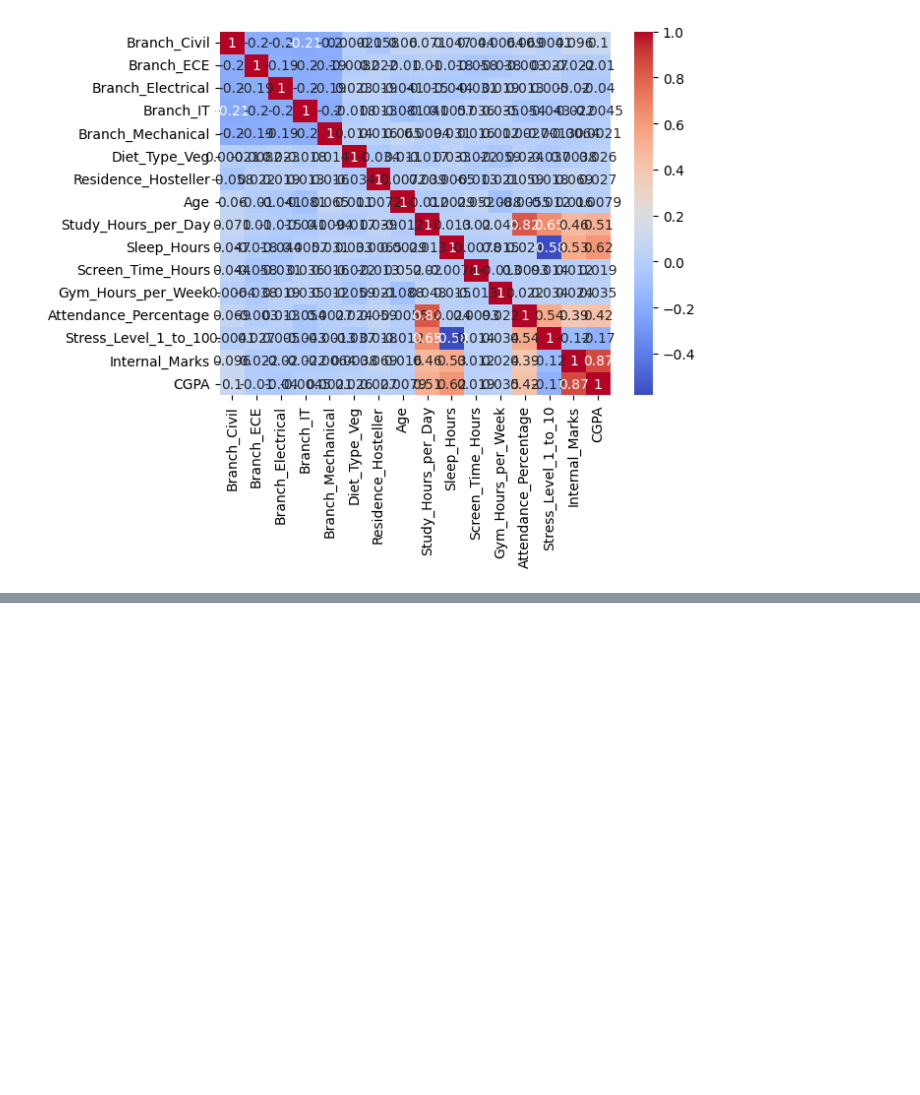
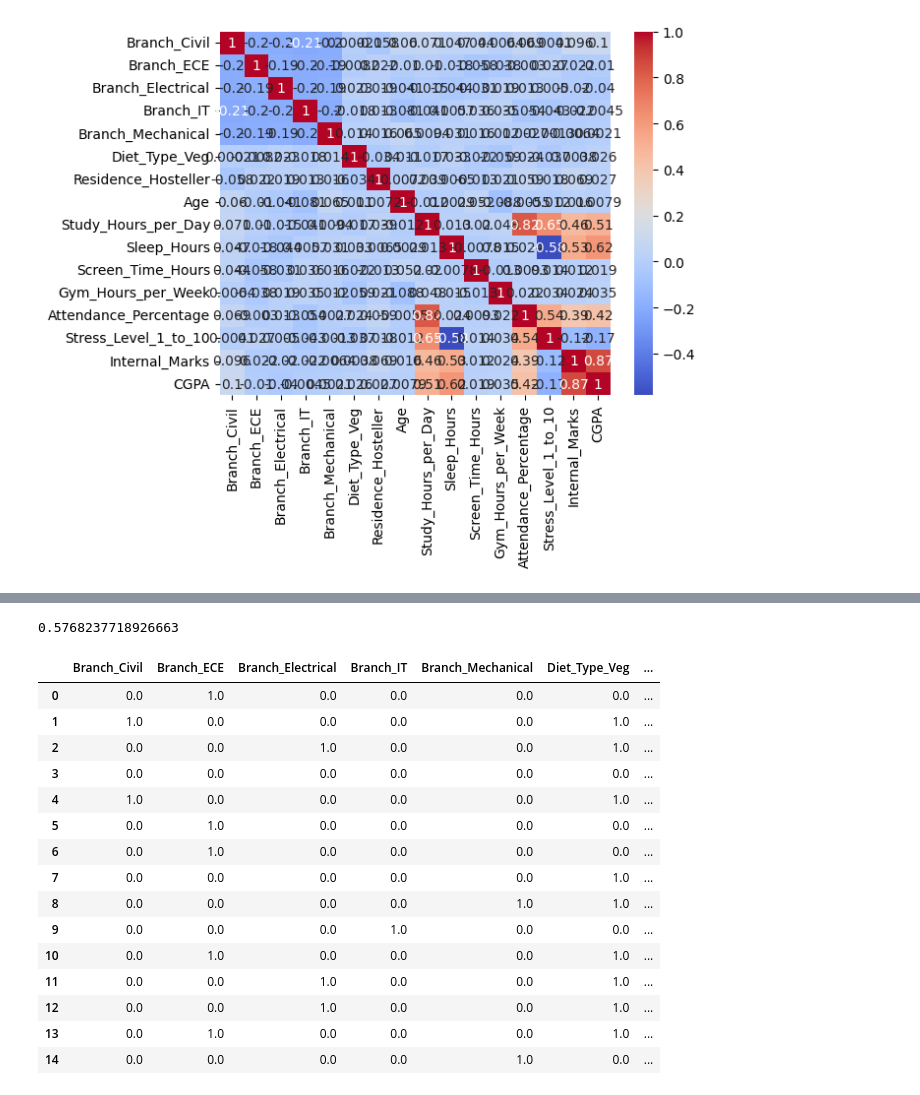
Before and after one commit to KevinUz05/2026A-Project-IA, a Jupyter notebook: linear_regression.ipynb, the cells around one changed output, grey strips where cells are left out. Saved outputs shown, nothing was run; the diff lists cells and outputs as text; code cells hidden in the pictures; blank space fills up the shorter version.

```diff
--- a/linear_regression.ipynb
+++ b/linear_regression.ipynb
@@ -156,0 +220,26 @@ sns.heatmap(df_encoded.corr(), annot=True, cmap="coolwarm")
+# %%
+model.score(X_test, y_test)
+#model.score(X_train, y_train)
+# %% [output]
+0.5768237718926663
+# %%
+df_encoded['prediction'] = model.predict(X)
+
+df_encoded.head(15)
+# %% [output]
+|  | Branch_Civil | Branch_ECE | Branch_Electrical | Branch_IT | Branch_Mechanical | Diet_Type_Veg | ... |
+| 0 | 0.0 | 1.0 | 0.0 | 0.0 | 0.0 | 0.0 | ... |
+| 1 | 1.0 | 0.0 | 0.0 | 0.0 | 0.0 | 1.0 | ... |
+| 2 | 0.0 | 0.0 | 1.0 | 0.0 | 0.0 | 1.0 | ... |
+| 3 | 0.0 | 0.0 | 0.0 | 0.0 | 0.0 | 0.0 | ... |
+| 4 | 1.0 | 0.0 | 0.0 | 0.0 | 0.0 | 1.0 | ... |
+| 5 | 0.0 | 1.0 | 0.0 | 0.0 | 0.0 | 0.0 | ... |
+| 6 | 0.0 | 1.0 | 0.0 | 0.0 | 0.0 | 0.0 | ... |
+| 7 | 0.0 | 0.0 | 0.0 | 0.0 | 0.0 | 1.0 | ... |
+| 8 | 0.0 | 0.0 | 0.0 | 0.0 | 1.0 | 1.0 | ... |
+| 9 | 0.0 | 0.0 | 0.0 | 1.0 | 0.0 | 0.0 | ... |
+| 10 | 0.0 | 1.0 | 0.0 | 0.0 | 0.0 | 1.0 | ... |
+| 11 | 0.0 | 0.0 | 1.0 | 0.0 | 0.0 | 1.0 | ... |
+| 12 | 0.0 | 0.0 | 1.0 | 0.0 | 0.0 | 1.0 | ... |
+| 13 | 0.0 | 1.0 | 0.0 | 0.0 | 0.0 | 1.0 | ... |
+| 14 | 0.0 | 0.0 | 0.0 | 0.0 | 1.0 | 0.0 | ... |
```
Also changed, not shown: parts of 19 cells of this notebook.
